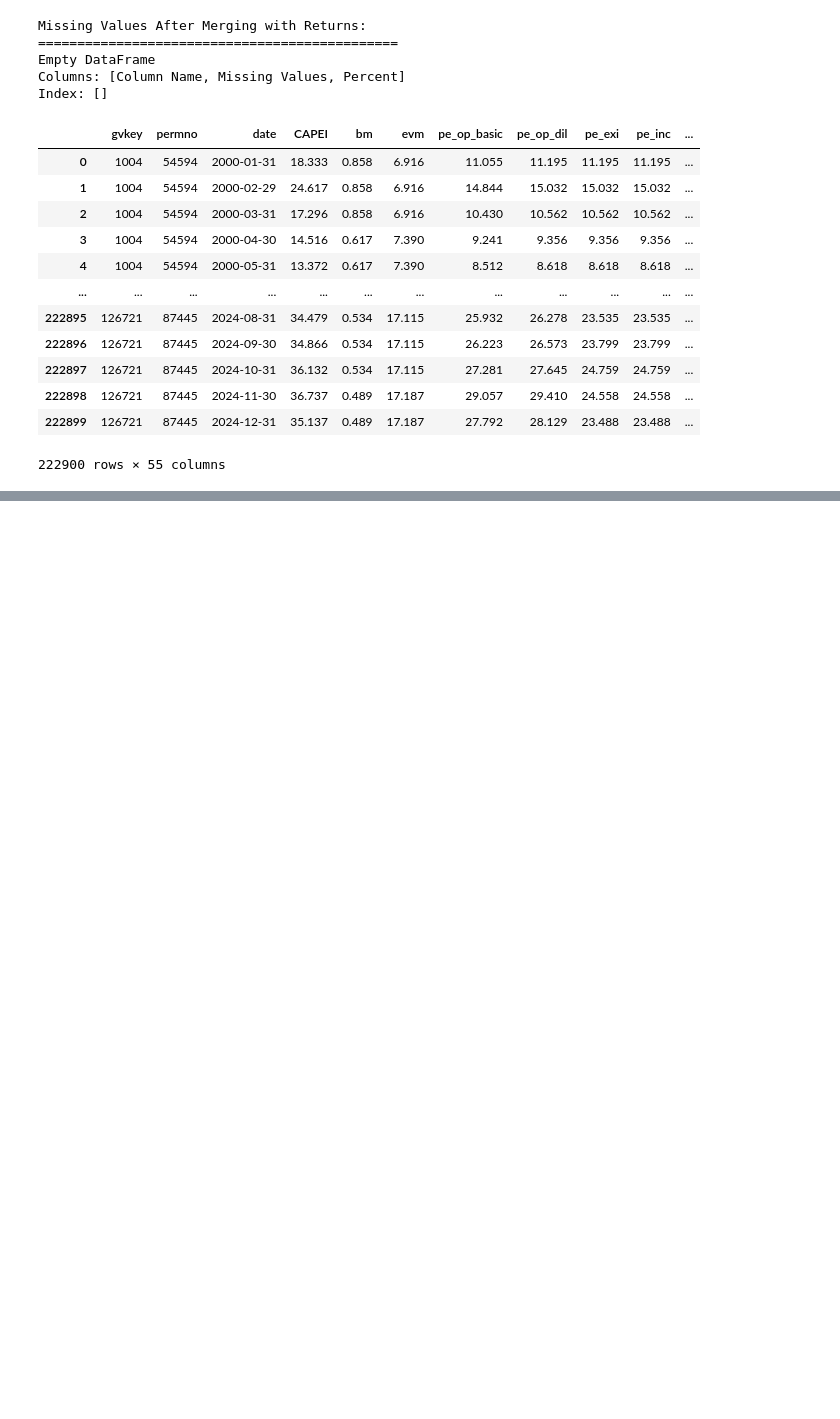
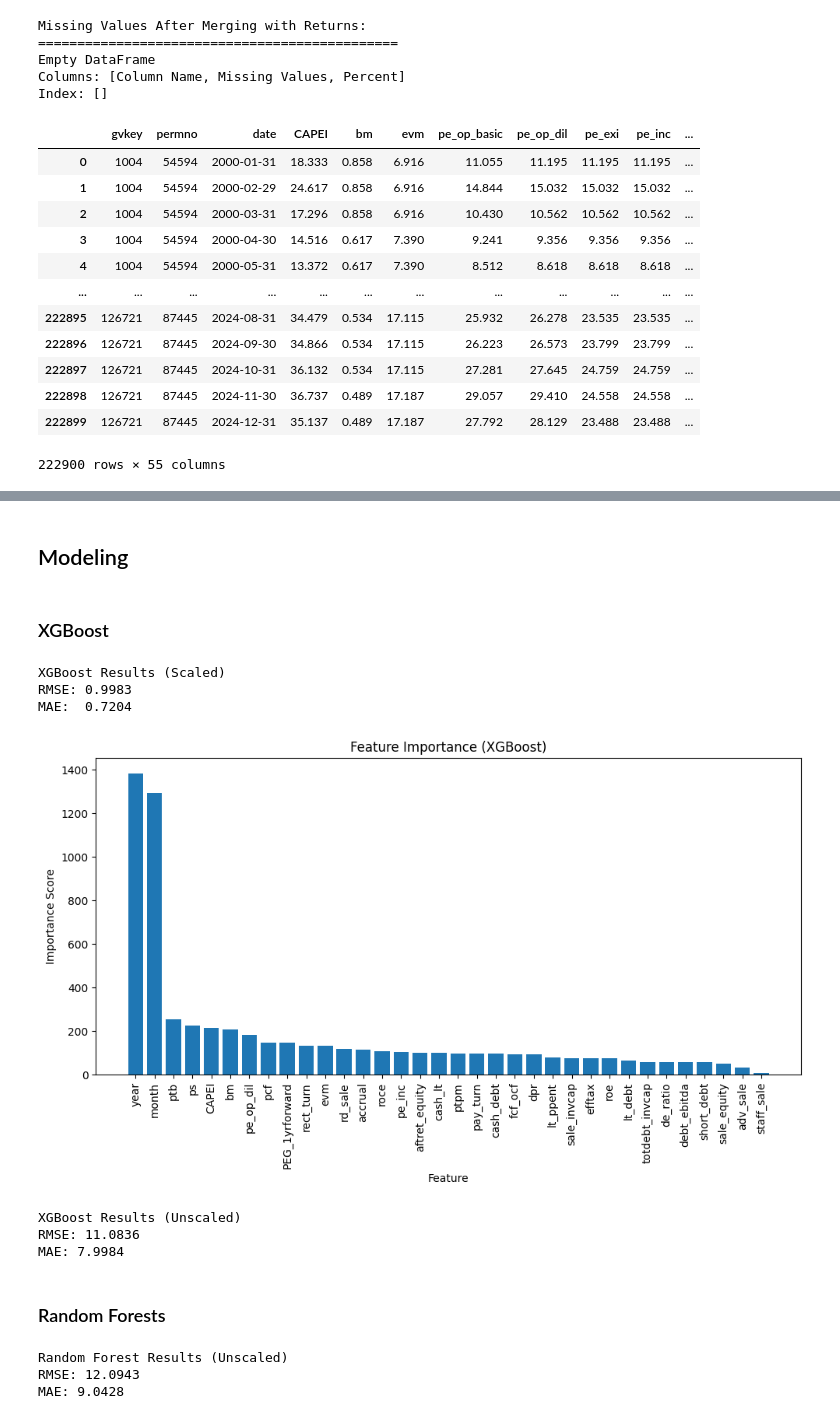
Before and after one commit to adimani/NeuralNetWorth, a Jupyter notebook: main.ipynb, the cells around one changed output, grey strips where cells are left out. Drawn from its saved outputs; the diff is of its cells as text; code cells hidden in the pictures; blank space fills up the shorter version.

Commit message:
Modeling

```diff
--- a/main.ipynb
+++ b/main.ipynb
@@ -318,0 +379,25 @@ Index: []
+# %%
+# Remove features with correlation above abs(0.7) and keep only the first one
+corr_matrix = final_df.corr().abs()
+corr_pairs = corr_matrix.unstack().sort_values(ascending=False)
+corr_pairs = corr_pairs[corr_pairs < 1]
+high_corr_pairs = corr_pairs[corr_pairs > 0.7]
+high_corr_pairs = high_corr_pairs.reset_index()
+high_corr_pairs.columns = ['Feature 1', 'Feature 2', 'Correlation']
+high_corr_pairs = high_corr_pairs[high_corr_pairs['Feature 1'] < high_corr_pairs['Feature 2']]
+high_corr_pairs = high_corr_pairs.sort_values(by='Correlation', ascending=False)
+high_corr_pairs = high_corr_pairs.reset_index(drop=True)
+high_corr_pairs = high_corr_pairs[high_corr_pairs['Correlation'] > 0.7]
+high_corr_pairs = high_corr_pairs[['Feature 1', 'Feature 2']]
+high_corr_pairs = high_corr_pairs.drop_duplicates(subset=['Feature 1'])
+high_corr_pairs = high_corr_pairs.reset_index(drop=True)
+high_corr_pairs = high_corr_pairs[high_corr_pairs['Feature 1'] != high_corr_pairs['Feature 2']]
+high_corr_pairs = high_corr_pairs[['Feature 1']]
+high_corr_pairs = high_corr_pairs.drop_duplicates(subset=['Feature 1'])
+high_corr_pairs = high_corr_pairs.reset_index(drop=True)
+high_corr_pairs = high_corr_pairs['Feature 1'].tolist()
+print(f"Number of features with correlation above 0.7: {len(high_corr_pairs)}")
+# Drop the features with correlation above 0.5
+final_df.drop(columns=high_corr_pairs, inplace=True)
+# Check the number of features
+print(f"Number of features after dropping correlated features: {len(final_df.columns)}")
@@ -318,0 +447,4 @@ Index: []
+# %% [markdown]
+## Modeling
+# %% [markdown]
+### XGBoost
@@ -318,0 +513,45 @@ Index: []
+# %%
+# Train and test the model
+bst, y_pred_boost = XGBoost_Regression(train_X, train_y, test_X, test_y, feature_names=train_df.drop(columns=['trt1m', 'date']).columns.tolist(), plot_importance=True)
+
+
+y_pred_unscaled_boost = target_scaler.inverse_transform(y_pred_boost.reshape(-1, 1))
+y_test_unscaled_boost = target_scaler.inverse_transform(test_y.reshape(-1, 1))
+
+# Compute metrics post inverse scaling
+rmse_boost = np.sqrt(mean_squared_error(y_test_unscaled_boost, y_pred_unscaled_boost))
+mae_boost = mean_absolute_error(y_test_unscaled_boost, y_pred_unscaled_boost)
+print(f"XGBoost Results (Unscaled)")
+print(f"RMSE: {rmse_boost:.4f}")
+print(f"MAE: {mae_boost:.4f}")
+# %% [output]
+XGBoost Results (Scaled)
+RMSE: 0.9983
+MAE:  0.7204
+[figure, added]
+XGBoost Results (Unscaled)
+RMSE: 11.0836
+MAE: 7.9984
+# %% [markdown]
+### Random Forests
+# %%
+# Define the RF model
+rf = RandomForestRegressor(n_estimators=50, random_state=42)
+rf.fit(train_X.reshape(train_X.shape[0], train_X.shape[2]), train_y)
+
+y_pred_rf = rf.predict(test_X.reshape(test_X.shape[0], test_X.shape[2]))
+
+# Inverse transformation
+y_pred_unscaled_rf = target_scaler.inverse_transform(y_pred_rf.reshape(-1, 1))
+y_test_unscaled_rf = target_scaler.inverse_transform(test_y.reshape(-1, 1))
+
+# Metrics
+rmse_rf = np.sqrt(mean_squared_error(y_test_unscaled_rf, y_pred_unscaled_rf))
+mae_rf = mean_absolute_error(y_test_unscaled_rf, y_pred_unscaled_rf)
+print(f"Random Forest Results (Unscaled)")
+print(f"RMSE: {rmse_rf:.4f}")
+print(f"MAE: {mae_rf:.4f}")
+# %% [output]
+Random Forest Results (Unscaled)
+RMSE: 12.0943
+MAE: 9.0428
```
Also changed, not shown: parts of 23 cells of this notebook.
